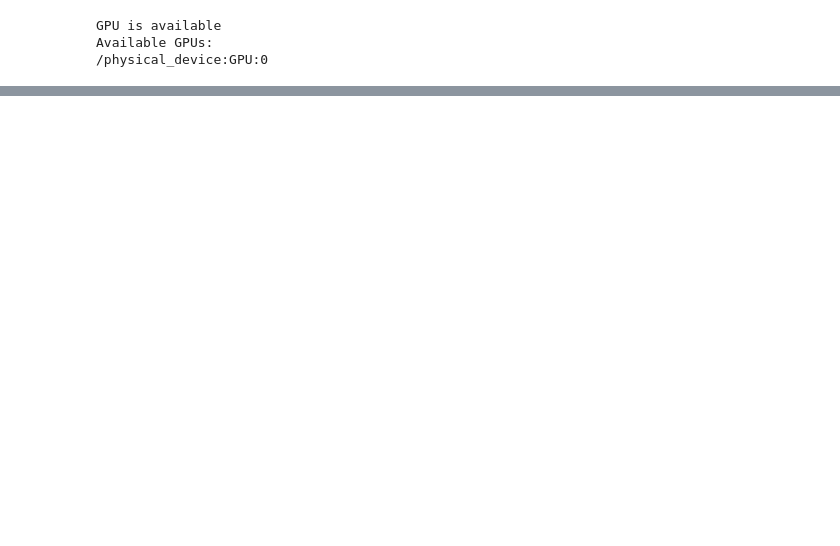
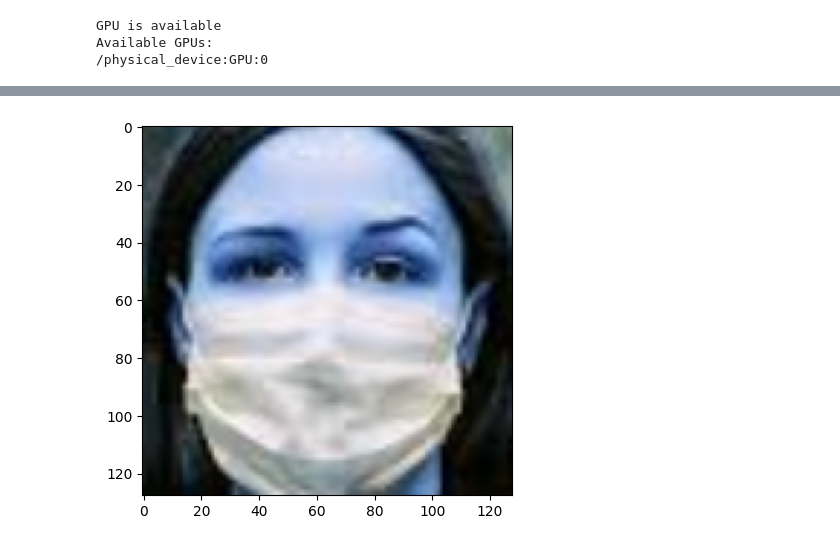
Before and after one commit to ARPIT2128/SAP-internal-face-mask-detection, a Jupyter notebook: face_mask_detection.ipynb, the cells around one changed output, grey strips where cells are left out. Saved outputs shown, nothing was run; the diff lists cells and outputs as text; code cells hidden in the pictures; blank space fills up the shorter version.

```diff
--- a/face_mask_detection.ipynb
+++ b/face_mask_detection.ipynb
@@ -56,39 +0,0 @@ jsonfiles[0]
-# %%
-data = []
-img_size = 124
-mask = ['face_with_mask']
-non_mask = ["face_no_mask"]
-labels={'mask':0,'without mask':1}
-for i in df["name"].unique():
-    f = i+".json"
-    for j in getJSON(os.path.join(directory,f)).get("Annotations"):
-        if j["classname"] in mask:
-            x,y,w,h = j["BoundingBox"]
-            img = cv2.imread(os.path.join(image_directory,i),1)
-            img = img[y:h,x:w]
-            img = cv2.resize(img,(img_size,img_size))
-            data.append([img,labels["mask"]])
-        if j["classname"] in non_mask:
-            x,y,w,h = j["BoundingBox"]
-            img = cv2.imread(os.path.join(image_directory,i),1)
-            img = img[y:h,x:w]
-            img = cv2.resize(img,(img_size,img_size))
-            data.append([img,labels["without mask"]])
-random.shuffle(data)
-
-p = []
-for face in data:
-    if face[1] == 0:
-        p.append("Mask")
-    else:
-        p.append("No Mask")
-
-# Create a count plot using Seaborn
-sns.set(style="whitegrid")
-plt.figure(figsize=(8, 6))
-sns.countplot(x=p, palette="Set1")
-plt.title("Mask vs No Mask")
-plt.xlabel("Category")
-plt.ylabel("Count")
-plt.show()
-p=[]
@@ -237,0 +266,8 @@ plt.show()
+# %%
+sample_mask_img = cv2.imread(r'C:\Users\arpit\Desktop\SAP-internal-face-mask-detection\Face Mask Dataset\Test\WithMask\46.png')
+sample_mask_img = cv2.resize(sample_mask_img,(128,128))
+plt.imshow(sample_mask_img)
+sample_mask_img = np.reshape(sample_mask_img,[1,128,128,3])
+sample_mask_img = sample_mask_img/255.0
+# %% [output]
+[figure, added]
```
Also changed, not shown: parts of 35 cells of this notebook, 7 other files.
